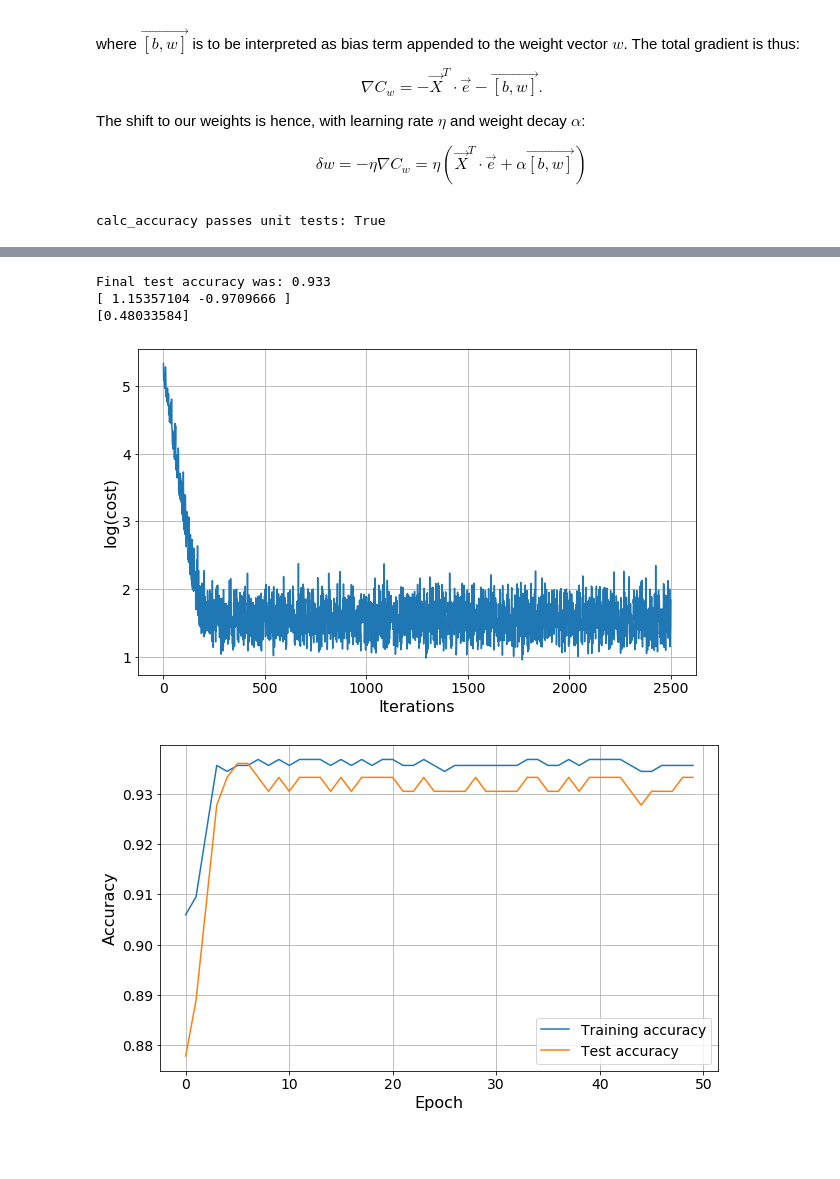
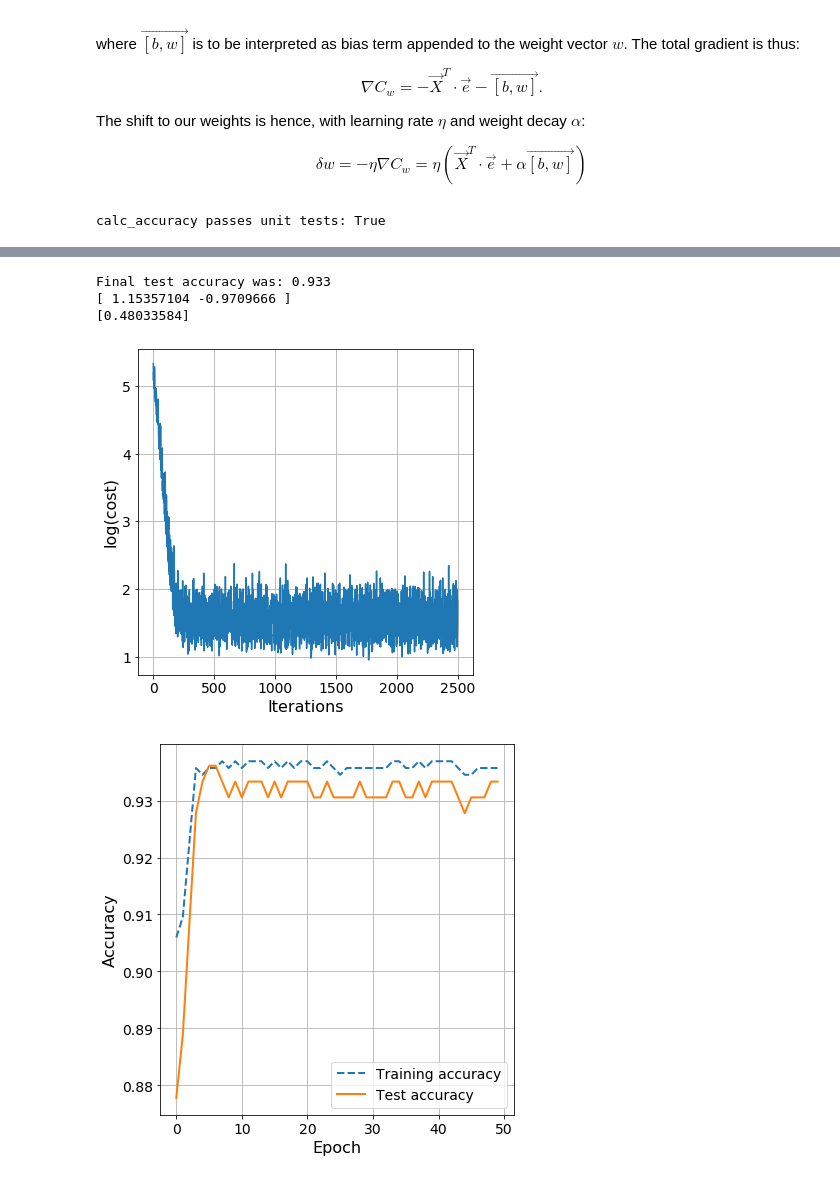
Before and after one commit to elindgren/lfd_project, a Jupyter notebook: Project 2/(Basic) Single Neuron.ipynb, the cells around one changed output, grey strips where cells are left out. Cells and saved outputs as stored; diff of their text form; code cells hidden in the pictures; blank space fills up the shorter version.

Commit message:
Generate figures for report

```diff
--- a/Project 2/(Basic) Single Neuron.ipynb
+++ b/Project 2/(Basic) Single Neuron.ipynb
@@ -234,7 +239,7 @@ def train_neuron(train_data, test_data, epochs=50, batch_size=50, alpha=1, eta=0
     costs = []
     train_accuracies = []
     test_accuracies = []
-    for epoch in tqdm_notebook(range(epochs)):
+    for epoch in tqdm(range(epochs)):
         # Train the network in epochs - one epoch goes through all the data
         # Shuffle the x and t vectors at the beginning of each epoch
         shuffle_idx = np.random.permutation(len(x))
@@ -274,39 +279,41 @@ def train_neuron(train_data, test_data, epochs=50, batch_size=50, alpha=1, eta=0
 
         # Do a predict on train data set - for monitoring training.
         train_acc = calc_accuracy(feed_forward(x, w, b), t)
         train_accuracies.append(train_acc)
         test_acc = calc_accuracy(feed_forward(x_test, w, b), t_test)
         test_accuracies.append(test_acc)
 
     print(f'Final test accuracy was: {test_acc:.3f}')
-    fig1, ax1 = plt.subplots(figsize=(10,6))
+    fig1, ax1 = plt.subplots(figsize=(6,6))
     ax1.plot(np.log(costs))
     ax1.set_ylabel(r'log(cost)')
     ax1.set_xlabel(r'Iterations')
     ax1.grid()
 
-    fig2, ax2 = plt.subplots(figsize=(10,6))
-    ax2.plot(train_accuracies, label='Training accuracy')
-    ax2.plot(test_accuracies, label='Test accuracy')
+    fig2, ax2 = plt.subplots(figsize=(6,6))
+    ax2.plot(train_accuracies, linewidth=2, linestyle='--', color='C0', label='Training accuracy')
+    ax2.plot(test_accuracies, linewidth=2, color='C1', label='Test accuracy')
     ax2.set_xlabel("Epoch")
     ax2.set_ylabel("Accuracy")
     ax2.legend(loc='best')
     ax2.grid()
+    plt.tight_layout()
+    plt.savefig('single_neuron_training.png')
 
     # Return the optimized weights
     return w, b
 
 w_star, b_star = train_neuron(train_data, test_data, seed=1)
 print(w_star)
 print(b_star)
 # %% [output]
 calc_accuracy passes unit tests: True
 [interactive output not drawn]
 Final test accuracy was: 0.933
 [ 1.15357104 -0.9709666 ]
 [0.48033584]
-[figure, old version]
+[figure, new version]
-[figure, old version]
+[figure, new version]
 # %% [markdown]
 ## The decision boundary
 The decision boundary is defined as:
```
Also changed, not shown: parts of 3 cells of this notebook, 18 other files.
